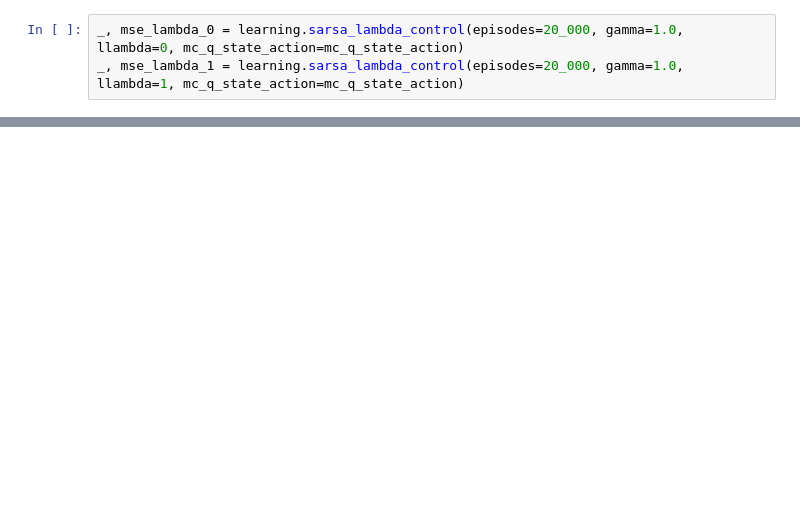
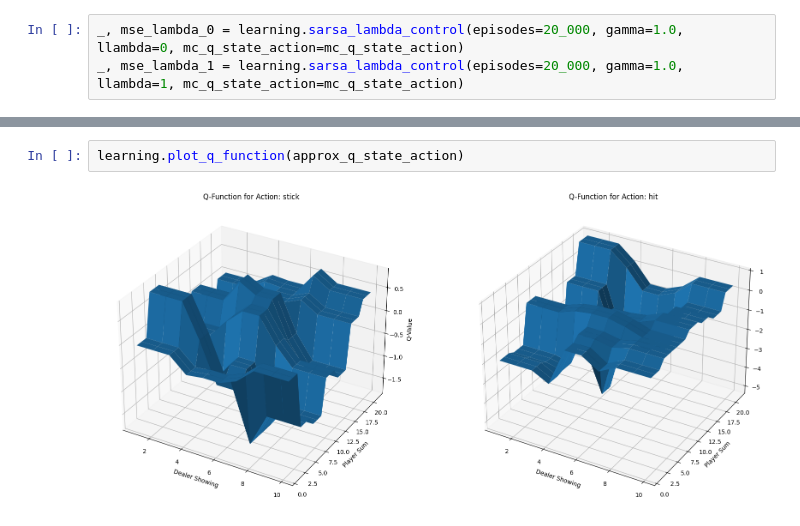
Before and after one commit to Andyccs/reinforcement_learning_david_silver_summary, a Jupyter notebook: easy21/easy21.ipynb, the cells around one changed output, grey strips where cells are left out. Saved outputs shown, nothing was run; the diff lists cells and outputs as text; blank space fills up the shorter version.

```diff
--- a/easy21/easy21.ipynb
+++ b/easy21/easy21.ipynb
@@ -105,0 +119,4 @@ learning.plot_mse_per_episode(mse_lambda_0, mse_lambda_1, "lambda=0", "lambda=1"
+# %%
+learning.plot_q_function(approx_q_state_action)
+# %% [output]
+[figure, added]
```
Also changed, not shown: parts of 21 cells of this notebook, 2 other files.
